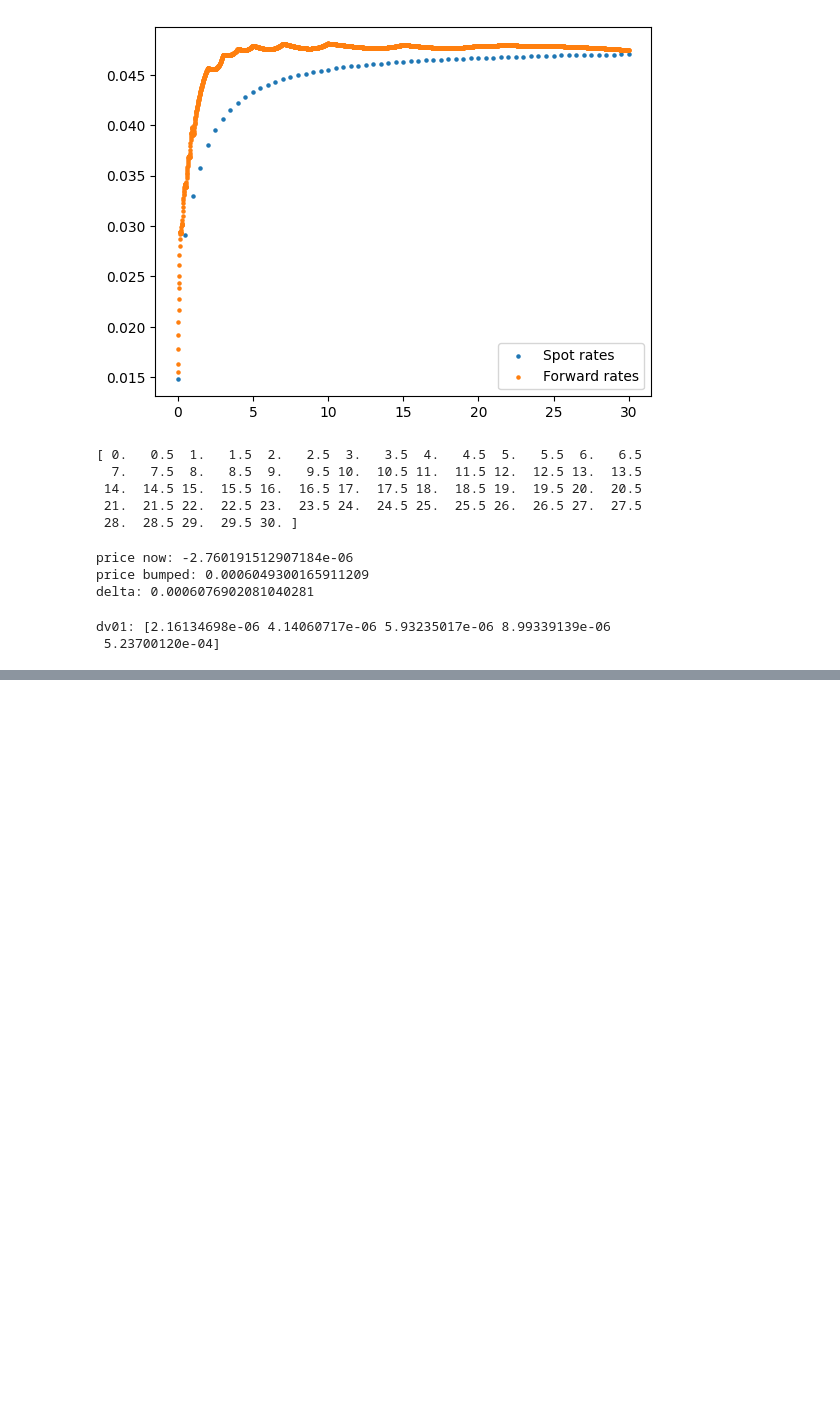
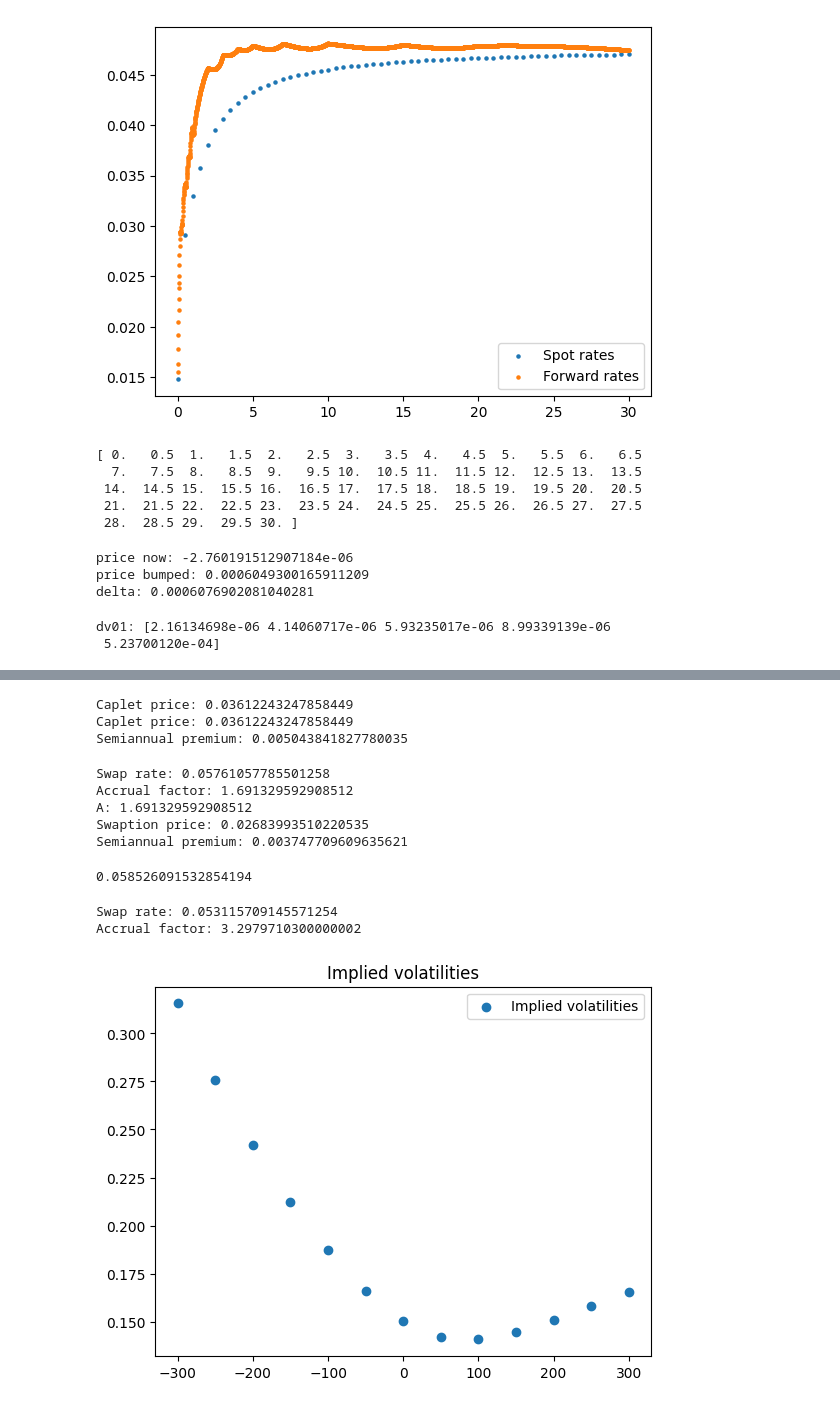
Before and after one commit to Lukasblob/Fixed_Income, a Jupyter notebook: Exam2023/Exam2023.ipynb, the cells around one changed output, grey strips where cells are left out. Saved outputs shown, nothing was run; the diff lists cells and outputs as text; code cells hidden in the pictures; blank space fills up the shorter version.

```diff
--- a/Exam2023/Exam2023.ipynb
+++ b/Exam2023/Exam2023.ipynb
@@ -213,0 +238,34 @@ dv01: [2.16134698e-06 4.14060717e-06 5.93235017e-06 8.99339139e-06
+# %%
+#ii)
+strike = 0.05
+d1 = (np.log(libor_rates[1:]/strike) + 1/2*sigma**2*(T[:-1] - 0))/(sigma*np.sqrt(T[:-1] - 0))
+d2 = d1 - sigma*np.sqrt(T[:-1] - 0)
+PV_caplet = []
+for i in range(len(T[:-1])):
+    PV_caplet.append(1/2*ZCB[i+1]*(libor_rates[i+1]*norm.cdf(d1[i]) - strike*norm.cdf(d2[i])))
+print('Caplet price:', np.sum(PV_caplet))
+PV_caplet = black_caplet_price(sigma=sigma, T=T[:-1], R=strike, alpha=0.5, p=ZCB[1:], L=libor_rates[1:], type="call")
+print('Caplet price:', np.sum(PV_caplet))
+print('Semiannual premium:', np.sum(PV_caplet)*1/2/accrual_factor)
+# %% [output]
+Caplet price: 0.03612243247858449
+Caplet price: 0.03612243247858449
+Semiannual premium: 0.005043841827780035
+# %%
+#iii)
+strike = 0.05
+sigma = 0.39
+A = np.sum(ZCB[4:])*1/2
+swap_rate, accrual_factor2 = swap_rate_from_zcb_prices(0, 2, 4, "semiannual", T, ZCB, "semiannual")
+print('Swap rate:', swap_rate)
+print('Accrual factor:', accrual_factor2)
+print('A:', A)
+swaption_price = black_swaption_price(sigma=0.39, T=2, K=strike, S=A, R=swap_rate, type="call")
+print('Swaption price:', swaption_price)
+print('Semiannual premium:', swaption_price*1/2/accrual_factor)
+# %% [output]
+Swap rate: 0.05761057785501258
+Accrual factor: 1.691329592908512
+A: 1.691329592908512
+Swaption price: 0.02683993510220535
+Semiannual premium: 0.003747709609635621
@@ -213,0 +287,37 @@ dv01: [2.16134698e-06 4.14060717e-06 5.93235017e-06 8.99339139e-06
+# %%
+#4.a)
+T = np.array([0.5, 1, 1.5, 2, 2.5, 3, 3.5, 4, 4.5, 5, 5.5, 6])
+ZCB = np.array([0.98322948, 0.96455878, 0.94449414, 0.92344747, 0.90175113,
+                0.87967118, 0.85741902, 0.83516131, 0.81302835, 0.79112104,
+                0.76951663, 0.7482734])
+K_offset = np.array([-300, -250, -200, -150, -100, -50, 0,
+                     50, 100, 150, 200, 250, 300])
+pi_swaption = np.array([0.0995524, 0.08350629, 0.06774531, 0.05248227,
+                        0.03808218, 0.02519355, 0.01482874, 0.00785645,
+                        0.00404525, 0.00219232, 0.00128815, 0.00081635,
+                        0.00054773])
+forward_rate = (np.log(ZCB[3]/ZCB[-1])/4)
+forward_rate = (ZCB[3] - ZCB[-1])/ZCB[-1]/4
+swap_rate, accrual_factor = swap_rate_from_zcb_prices(0, 2, 6, "semiannual", T, ZCB, "semiannual")
+K = swap_rate + K_offset/10000
+print(forward_rate)
+# %% [output]
+0.058526091532854194
+# %%
+#i)
+print('Swap rate:', swap_rate)
+print('Accrual factor:', accrual_factor)
+# %% [output]
+Swap rate: 0.053115709145571254
+Accrual factor: 3.2979710300000002
+# %%
+#ii)
+iv_swaptions = []
+for i in range(len(K)):
+    iv_swaptions.append(black_swaption_iv(C=pi_swaption[i], T=2, K=K[i], S=accrual_factor, R=swap_rate, type="call", max_iter=1000))
+plt.scatter(K_offset, iv_swaptions, label='Implied volatilities')
+plt.legend()
+plt.title('Implied volatilities')
+plt.show()
+# %% [output]
+[figure, added]
```
Also changed, not shown: parts of 13 cells of this notebook, 2 other files.
